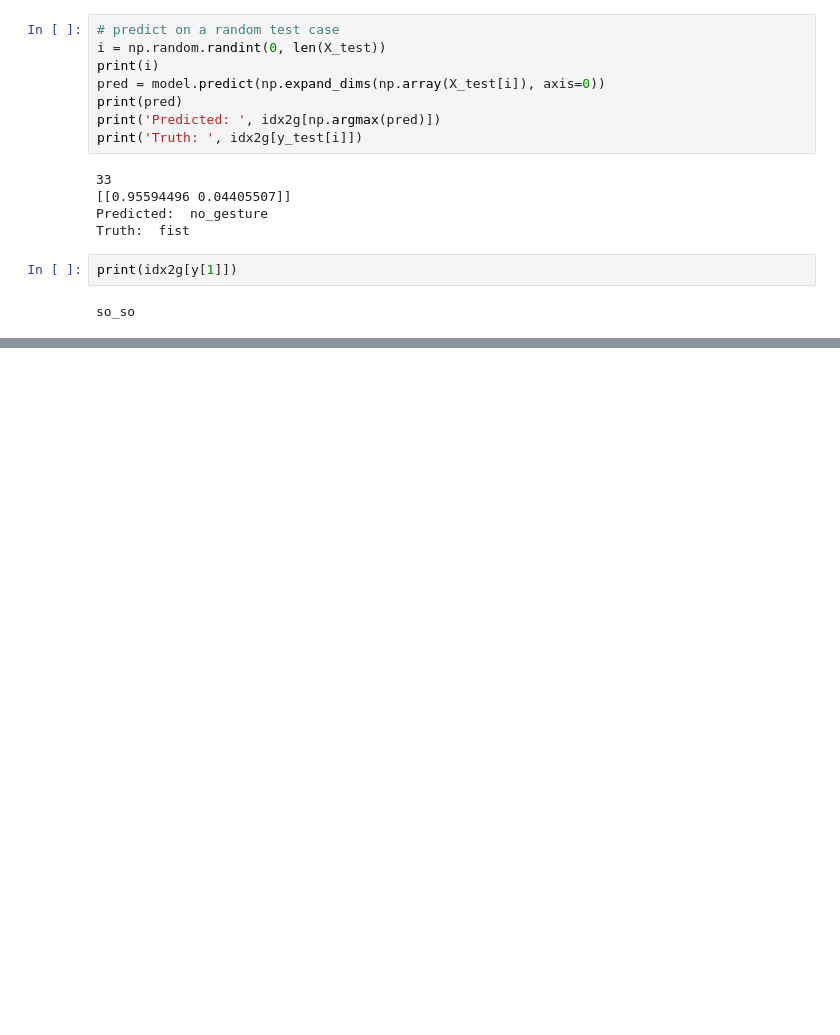
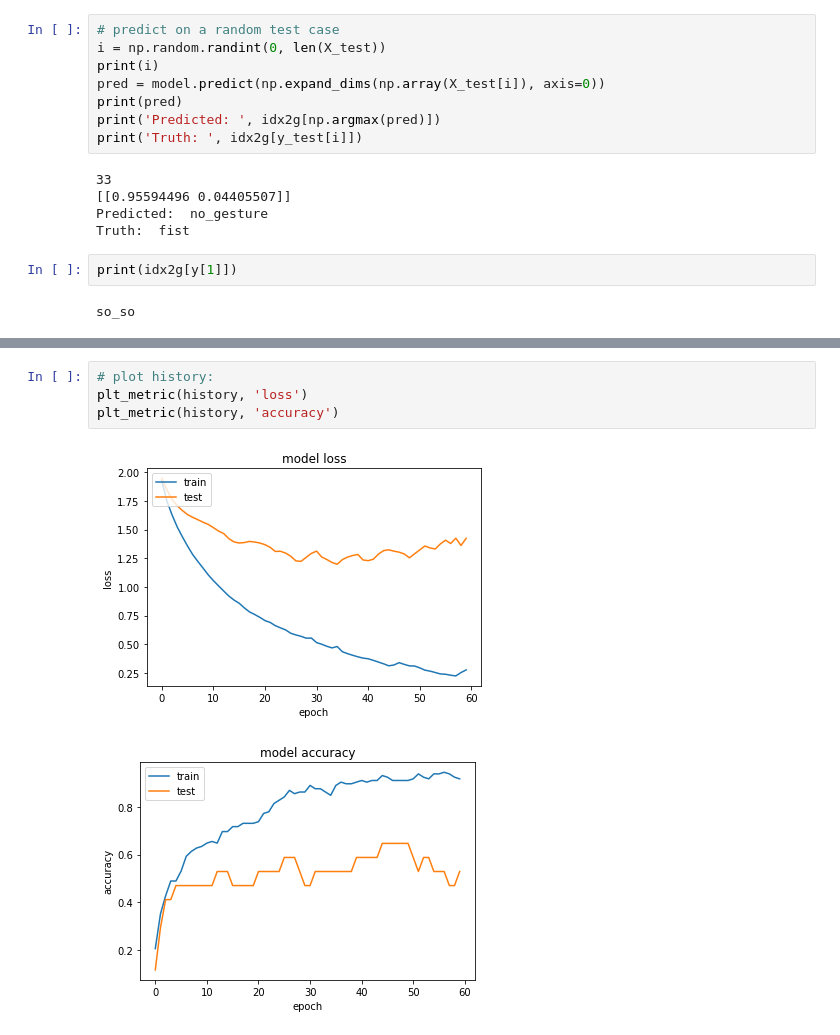
Before and after one commit to UoA-eResearch/leapmotion_gestures, a Jupyter notebook: exploration-many2one.ipynb, the cells around one changed output, grey strips where cells are left out. Saved outputs shown, nothing was run; the diff lists cells and outputs as text; blank space fills up the shorter version.

```diff
--- a/exploration-many2one.ipynb
+++ b/exploration-many2one.ipynb
@@ -81,0 +123,7 @@ plt_metric(history, 'accuracy')
+# %%
+# plot history:
+plt_metric(history, 'loss')
+plt_metric(history, 'accuracy')
+# %% [output]
+[figure, added]
+[figure, added]
```
Also changed, not shown: parts of 8 cells of this notebook, 12 other files.
